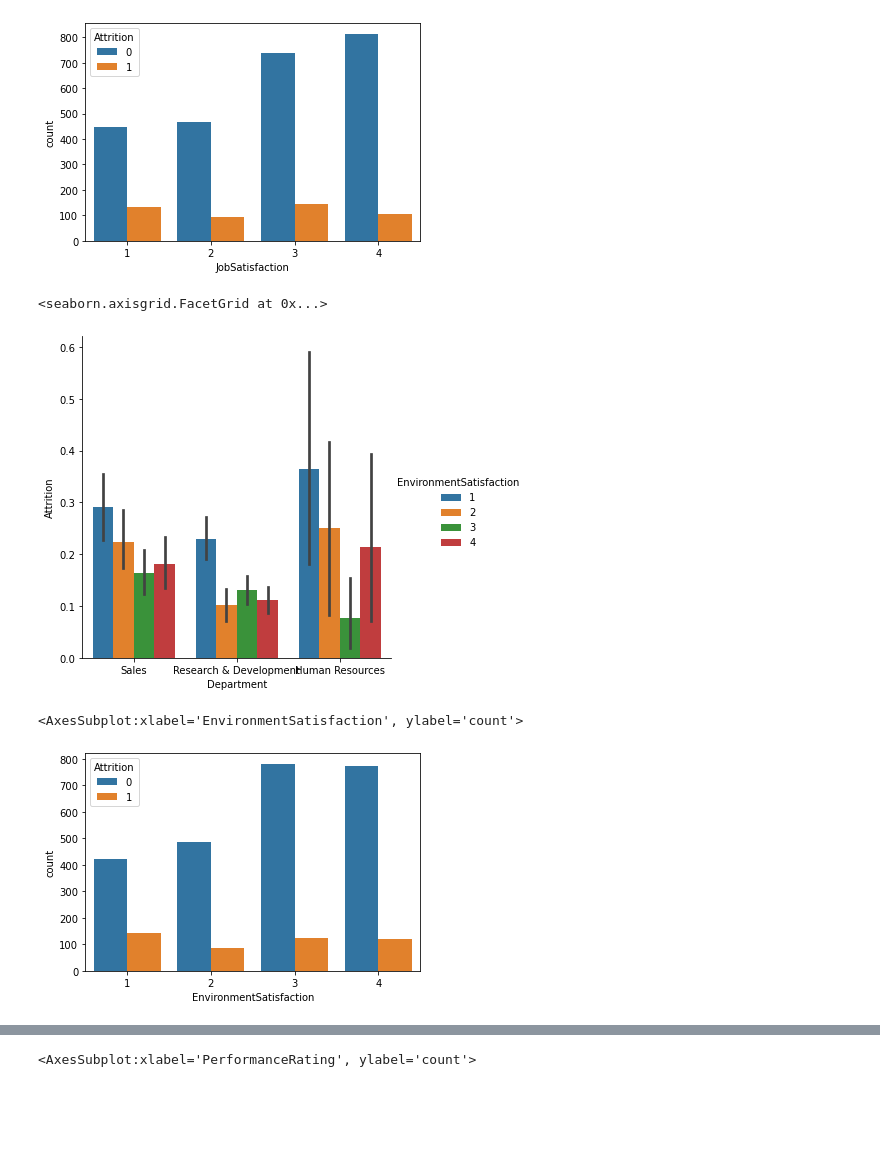
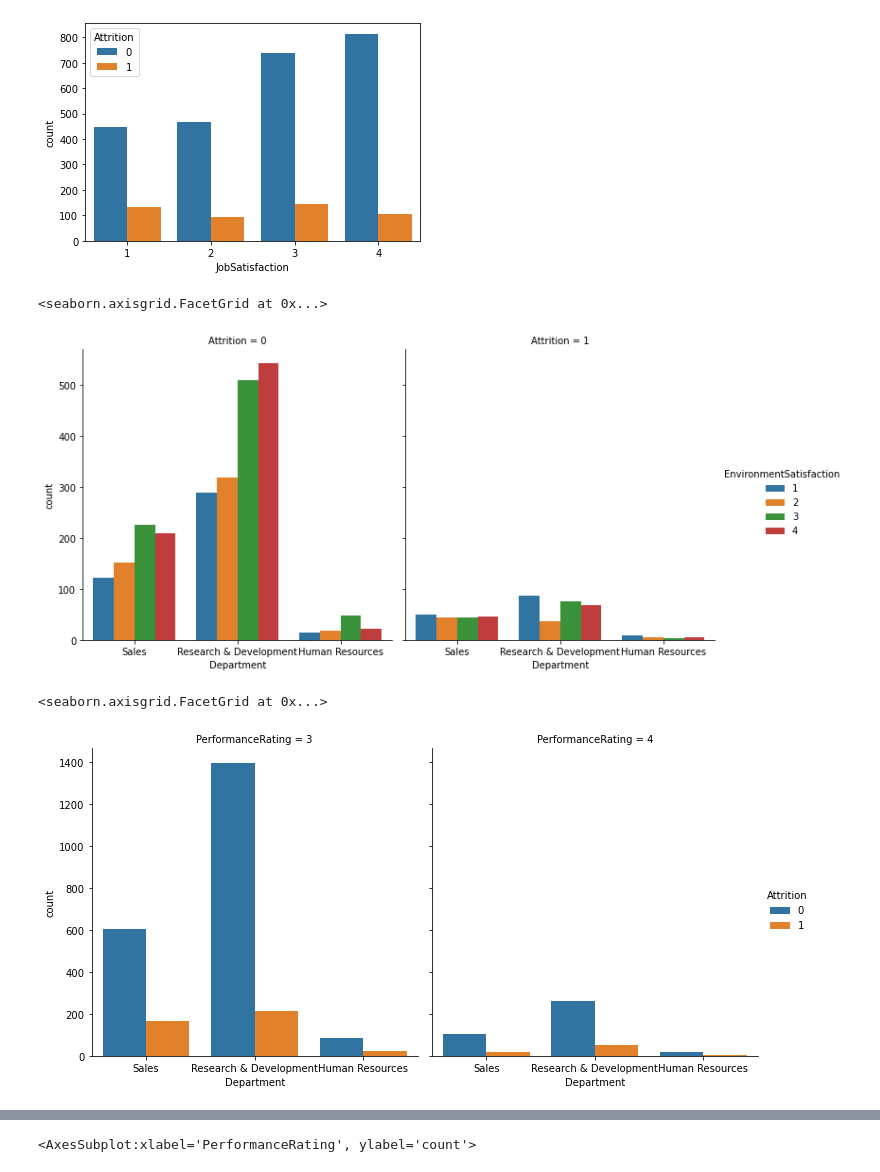
Before and after one commit to melwinmpk/python_datascience, a Jupyter notebook: Stats/Assignment/Capstone Project/EDA of the Capstone Project by Melwin Varghese P.ipynb, the cells around one changed output, grey strips where cells are left out. Drawn from its saved outputs; the diff is of its cells as text; code cells hidden in the pictures; blank space fills up the shorter version.

```diff
--- a/Stats/Assignment/Capstone Project/EDA of the Capstone Project by Melwin Varghese P.ipynb
+++ b/Stats/Assignment/Capstone Project/EDA of the Capstone Project by Melwin Varghese P.ipynb
@@ -187,13 +165,13 @@ sns.countplot(x = df['JobSatisfaction'], data = df,hue='Attrition')
 <AxesSubplot:xlabel='JobSatisfaction', ylabel='count'>
 [figure]
 # %%
-sns.catplot(x = 'Department', y = 'Attrition', data = df, kind = 'bar', hue = 'EnvironmentSatisfaction')
+sns.catplot(x = 'Department', col = 'Attrition', data = df, kind = 'count', hue = 'EnvironmentSatisfaction')
 # %% [output]
 <seaborn.axisgrid.FacetGrid at 0x...>
-[figure, old version]
+[figure, new version]
 # %%
-# sns.catplot(x = 'Department', y = 'Attrition', data = df, kind = 'bar', hue = 'EnvironmentSatisfaction')
-sns.countplot(x = df['EnvironmentSatisfaction'], data = df,hue='Attrition')
+#PerformanceRating
+sns.catplot(x = 'Department', hue = 'Attrition', data = df, kind = 'count', col = 'PerformanceRating')
 # %% [output]
-<AxesSubplot:xlabel='EnvironmentSatisfaction', ylabel='count'>
+<seaborn.axisgrid.FacetGrid at 0x...>
-[figure, old version]
+[figure, new version]
```
Also changed, not shown: parts of 52 cells of this notebook.
